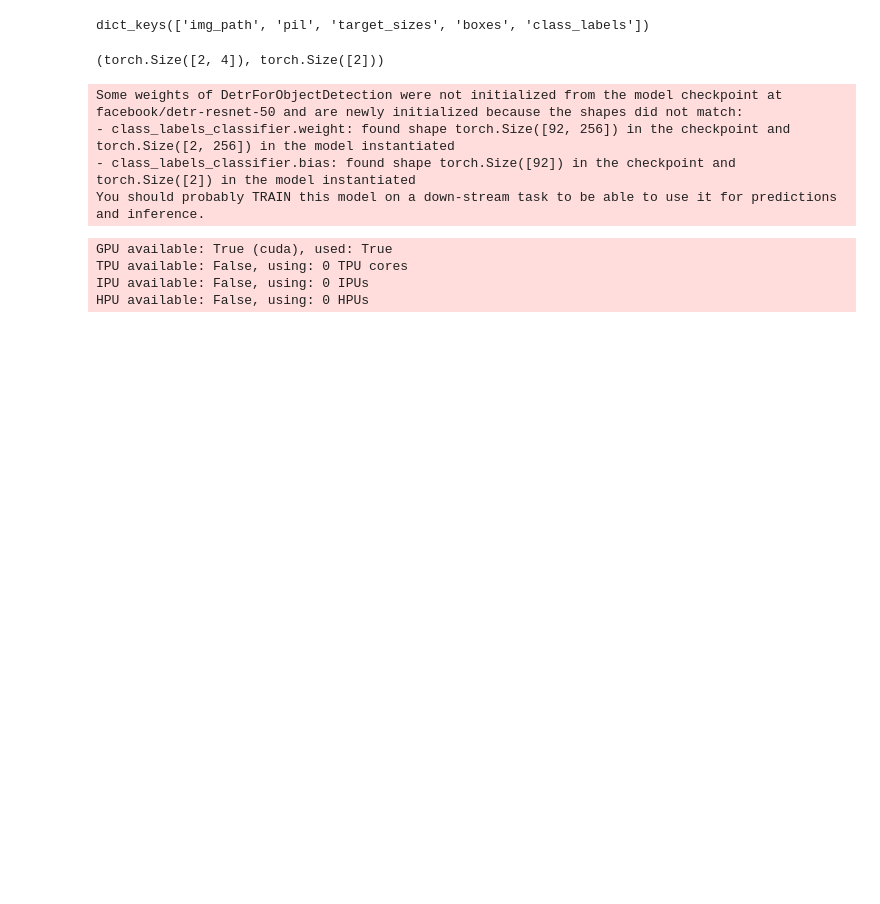
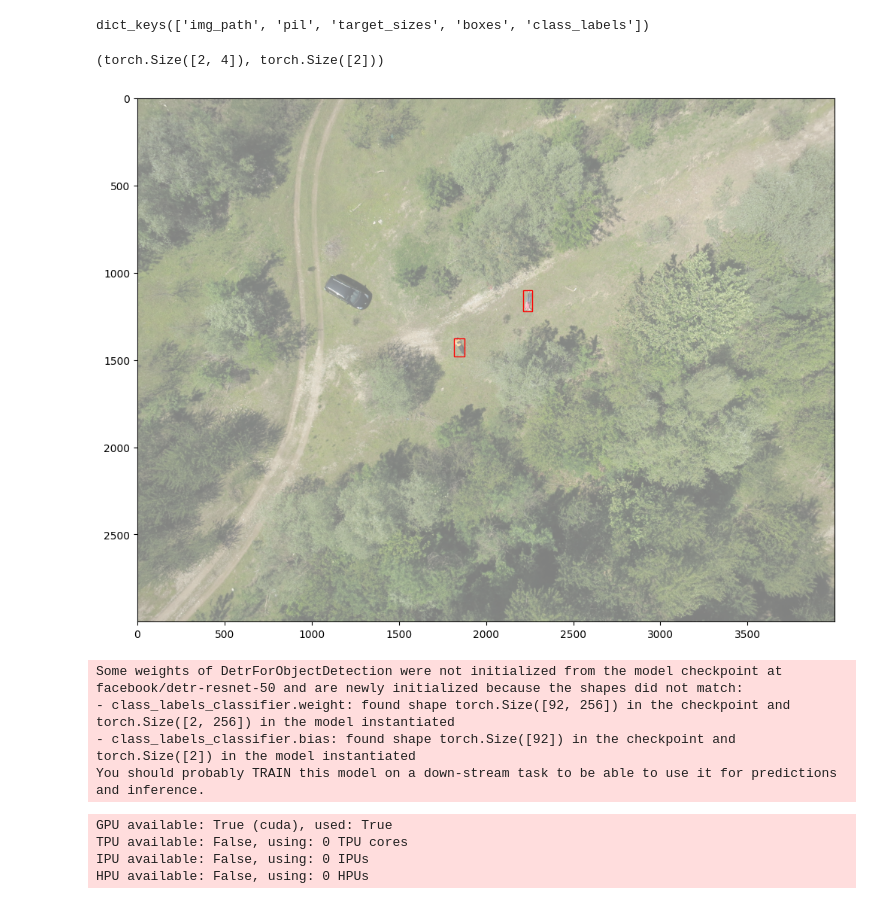
Before and after one commit to UniversityRescueSquad/DroneSearchAndRescue, a Jupyter notebook: notebooks/train.ipynb, the cells around one changed output. Cells and saved outputs as stored; diff of their text form; code cells hidden in the pictures; blank space fills up the shorter version.

```diff
--- a/notebooks/train.ipynb
+++ b/notebooks/train.ipynb
@@ -36,7 +36,9 @@ item["boxes"].shape, item["class_labels"].shape
 # %% [output]
 (torch.Size([2, 4]), torch.Size([2]))
 # %%
-# IPSARDataset.plt_show(item, size=10)
+IPSARDataset.plt_show(item, size=10)
+# %% [output]
+[figure, added]
 # %%
 lightning_detector = LightningDetector(lr=5e-6)
 # %% [output]
```
Also changed, not shown: parts of 27 cells of this notebook, 3 other files.
